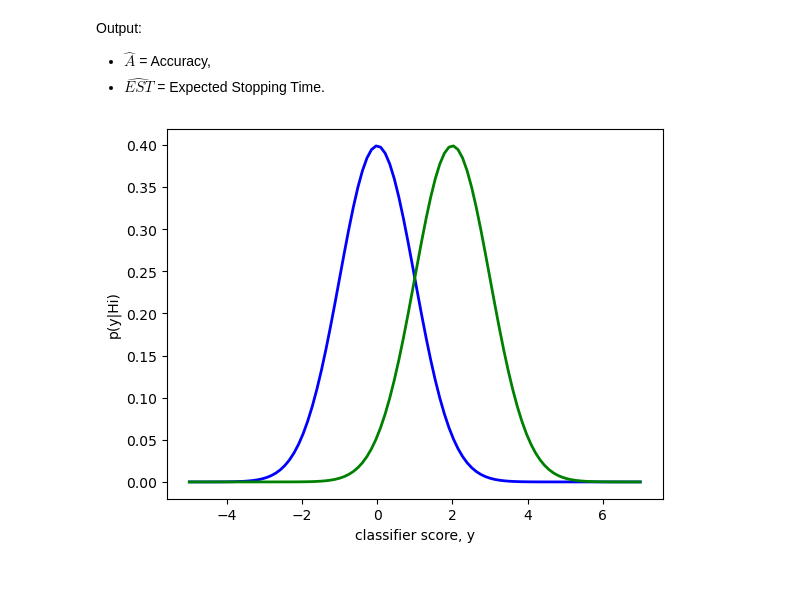
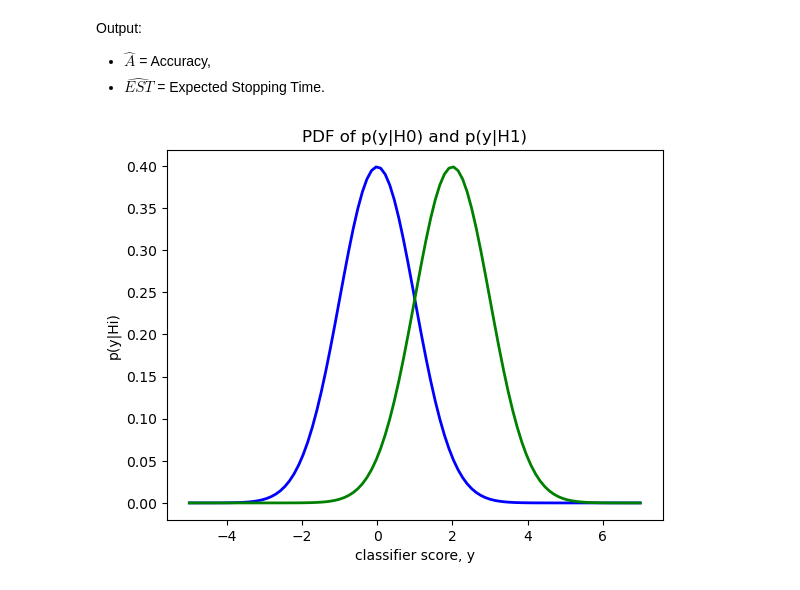
Before and after one commit to zs144/P300-BCI, a Jupyter notebook: Week3/monte-carlo-sim.ipynb, the cells around one changed output. Saved outputs shown, nothing was run; the diff lists cells and outputs as text; code cells hidden in the pictures.

```diff
--- a/Week3/monte-carlo-sim.ipynb
+++ b/Week3/monte-carlo-sim.ipynb
@@ -104,19 +104,20 @@ P_threshold = 0.9
 # %%
 # Visualize the PDF curve for p(y|H0) and p(y|H1) respectively
 mu_0 = 0  # mean for p(y|H0) distribution
 var_0 = 1 # variance for p(y|H1) distribution
 std_0 = math.sqrt(var_0) # std for p(y|H0) distribution
 mu_1 = 2
 var_1 = 1
 std_1 = math.sqrt(var_1)
 x = np.linspace(-5, 7, 100)
 plt.plot(x, stats.norm.pdf(x, mu_0, std_0), lw=2, c='blue')
 plt.plot(x, stats.norm.pdf(x, mu_1, std_1), lw=2, c='green')
+plt.title('PDF of p(y|H0) and p(y|H1)')
 plt.xlabel('classifier score, y')
 plt.ylabel('p(y|Hi)')
 plt.show()
 # %% [output]
-[figure, old version]
+[figure, new version]
 # %%
 trial_times = 0
 for t in range(t_max):
```
Also changed, not shown: parts of 8 cells of this notebook, 4 other files.
